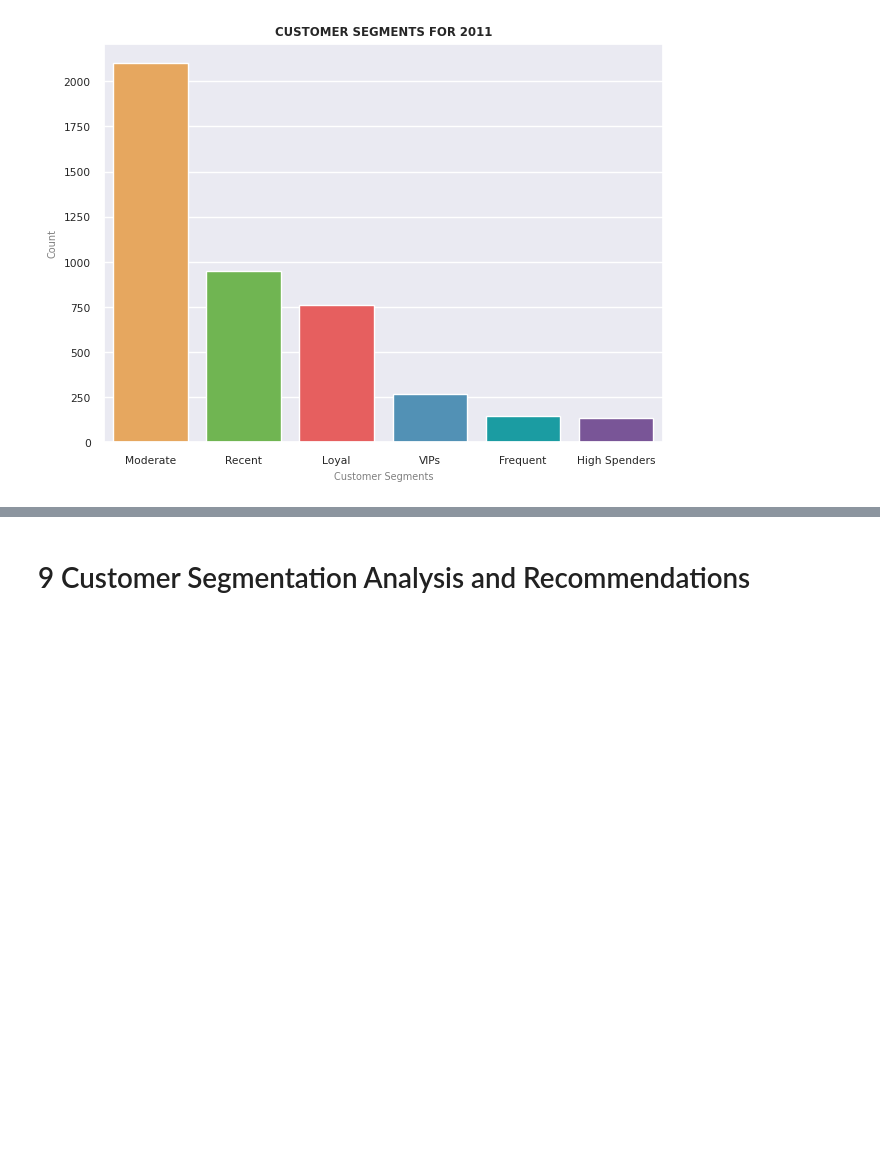
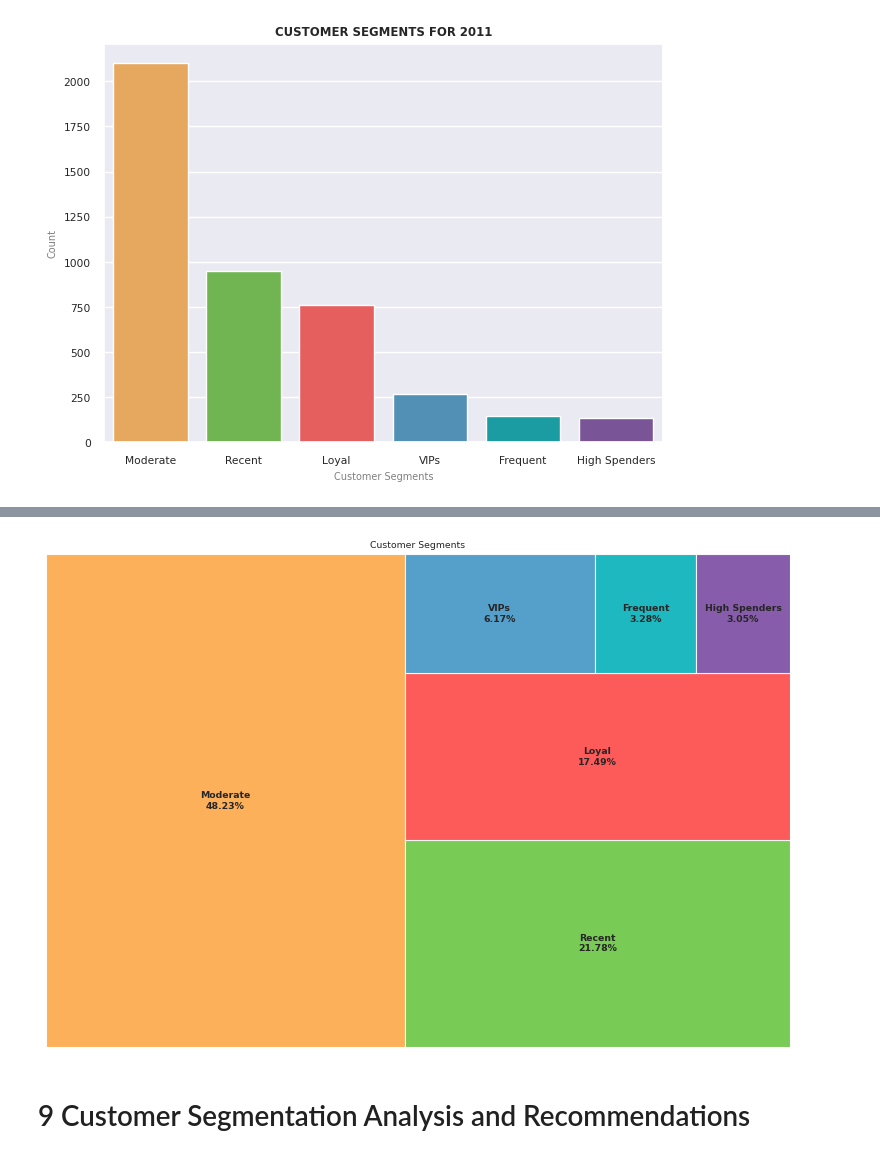
Before and after one commit to ds-edu/DataScienceCapstone_OnlineRetail, a Jupyter notebook: notebooks/CustomerSegmentation.ipynb, the cells around one changed output, grey strips where cells are left out. Cells and saved outputs as stored; diff of their text form; code cells hidden in the pictures; blank space fills up the shorter version.

```diff
--- a/notebooks/CustomerSegmentation.ipynb
+++ b/notebooks/CustomerSegmentation.ipynb
@@ -1620,0 +1608,3 @@ plt.show()
+# %%
+df_groupings['Prop'] = round((df_groupings['count']*100)/df_groupings['count'].sum(), 2)
+df_groupings
@@ -1621,3 +1619,18 @@ plt.show()
+# %%
+import squarify
+
+sq_labels = df_groupings.apply(lambda x: str(x[0]) + "\n" + str(x[2]) + "%", axis=1)
+sizes = df_groupings['count'].values.tolist()
+colors = [ palette.get(c) for c in df_groupings['Cluster'].values]
+
+plt.figure(figsize=(12,8), dpi= 80)
+squarify.plot( label=sq_labels, sizes=sizes, color=colors, alpha=0.9, text_kwargs={'fontweight':'semibold'})
+
+plt.title('Customer Segments')
+plt.axis('off')
+plt.show()
+# %% [output]
+[figure, added]
 # %% [markdown]
 # 9 Customer Segmentation Analysis and Recommendations
 # %% [markdown]
```
Also changed, not shown: parts of 38 cells of this notebook.
